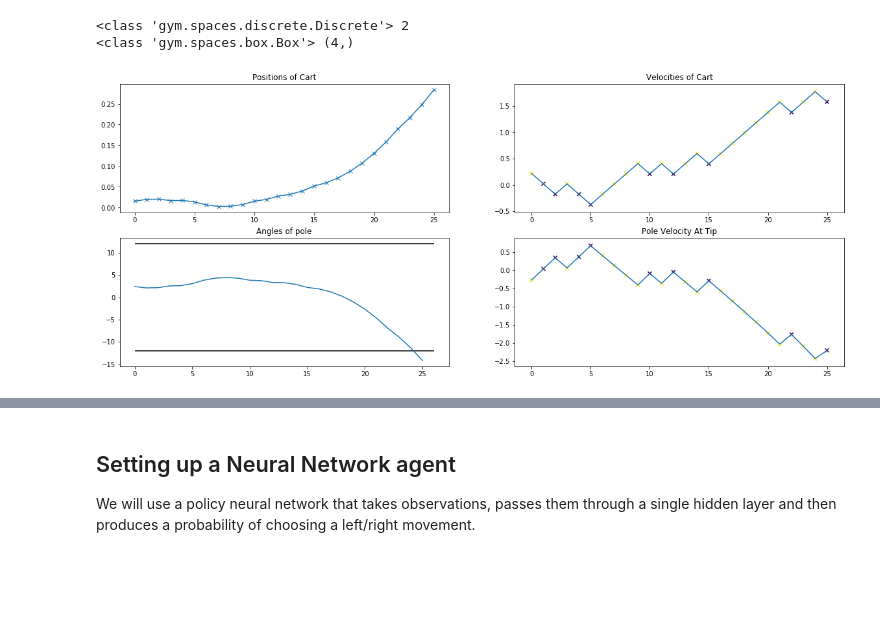
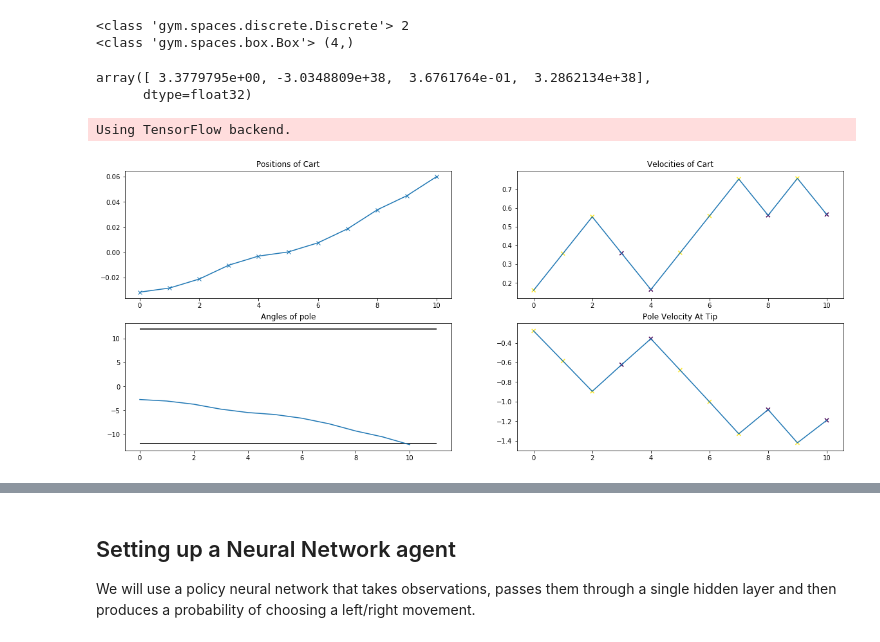
Before and after one commit to jganzabal/REINFORE-KERAS-CARTPOLE, a Jupyter notebook: REINFORCE-KERAS-CART-POLE.ipynb, the cells around one changed output, grey strips where cells are left out. Saved outputs shown, nothing was run; the diff lists cells and outputs as text; code cells hidden in the pictures; blank space fills up the shorter version.

Commit message:
helper added

```diff
--- a/REINFORCE-KERAS-CART-POLE.ipynb
+++ b/REINFORCE-KERAS-CART-POLE.ipynb
@@ -65,46 +88,19 @@ print(type(env.observation_space), env.observation_space.shape)
 # %% [output]
 <class 'gym.spaces.discrete.Discrete'> 2
 <class 'gym.spaces.box.Box'> (4,)
-# %%
-def get_random_episode():
-    done = False
-    env.reset()
-    positions_of_cart = []
-    velocities_of_cart = []
-    angles_of_pole = []
-    rotation_rates_of_pole = []
-    actions = []
-    while not done:
-        action = env.action_space.sample()
-        actions.append(action)
-        observation, reward, done, _ = env.step(action)
-        (position_of_cart, velocity_of_cart, angle_of_pole, rotation_rate_of_pole) = observation
-        positions_of_cart.append(position_of_cart)
-        velocities_of_cart.append(velocity_of_cart)
-        angles_of_pole.append(angle_of_pole)
-        rotation_rates_of_pole.append(rotation_rate_of_pole)
-    return positions_of_cart, velocities_of_cart, angles_of_pole, rotation_rates_of_pole, actions
-# %%
-def plot_episode(positions_of_cart, velocities_of_cart, angles_of_pole, rotation_rates_of_pole, actions, show_pos_thres=False):
-    f, ax = plt.subplots(2, 2, figsize=(20,8))
-    ax = ax.reshape(-1)
-    ax[0].set_title('Positions of Cart')
-    ax[0].plot(positions_of_cart, marker='x')
-    if show_pos_thres:
-        ax[0].hlines(2.4, xmin=0, xmax=len(positions_of_cart))
-        ax[0].hlines(-2.4, xmin=0, xmax=len(positions_of_cart))
-    ax[1].set_title('Velocities of Cart')
-    ax[1].plot(velocities_of_cart)
-    ax[1].scatter(range(len(actions)),velocities_of_cart, marker='x', c=actions)
-    ax[2].set_title('Angles of pole')
-    ax[2].plot(np.array(angles_of_pole)*180/3.14159)
-    ax[2].hlines(12, xmin=0, xmax=len(angles_of_pole))
-    ax[2].hlines(-12, xmin=0, xmax=len(angles_of_pole))
-    ax[3].set_title('Pole Velocity At Tip')
-    ax[3].plot(rotation_rates_of_pole)
-    ax[3].scatter(range(len(actions)),rotation_rates_of_pole, marker='x', c=actions)
-    plt.show()
-# %%
-plot_episode(*get_random_episode())
-# %% [output]
-[figure, removed]
+# %%
+# Muestrea el espacio de observación
+env.observation_space.sample()
+# %% [output]
+array([ 3.3779795e+00, -3.0348809e+38,  3.6761764e-01,  3.2862134e+38],
+      dtype=float32)
+# %%
+from reinforce_alg_helper import get_random_episode, plot_episode, get_observations_stats
+# %% [output]
+Using TensorFlow backend.
+# %%
+states, actions, rewards, reward_sum, discounted_rewards = get_random_episode(env)
+# %%
+plot_episode(*states.T, actions)
+# %% [output]
+[figure, added]
```
Also changed, not shown: parts of 76 cells of this notebook, 2 other files.
